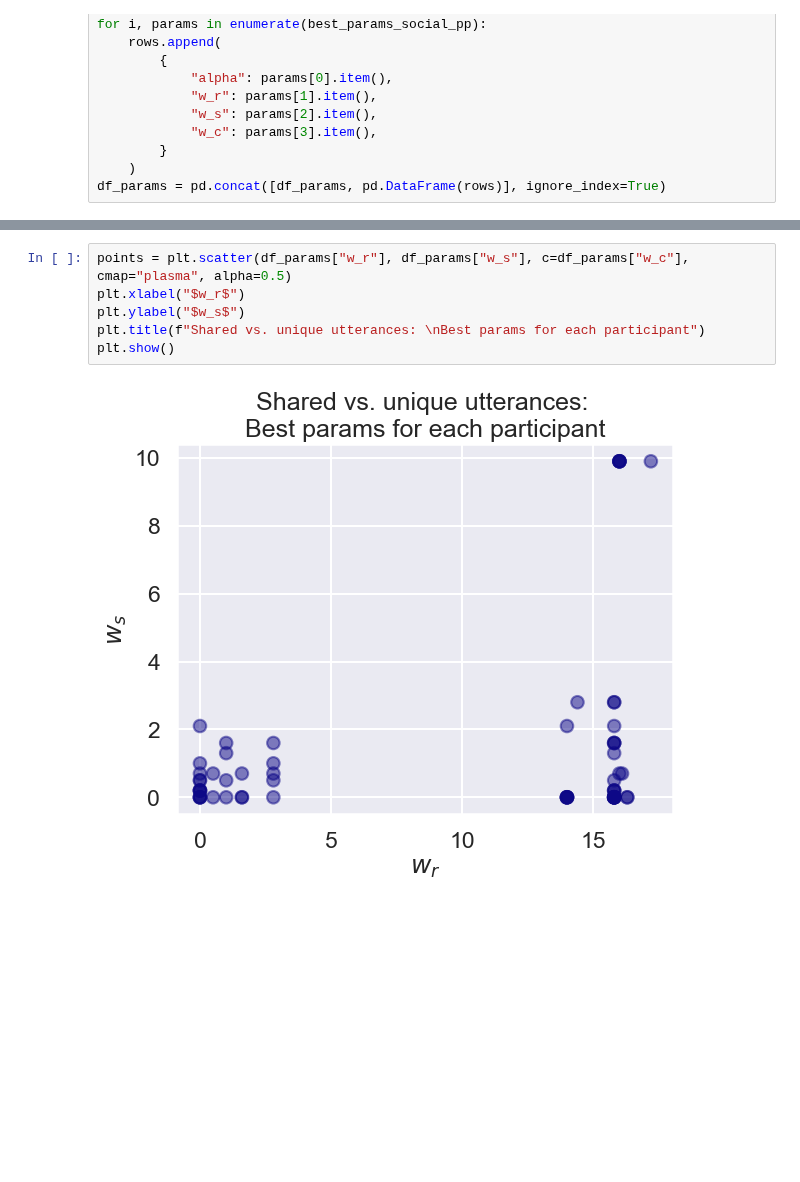
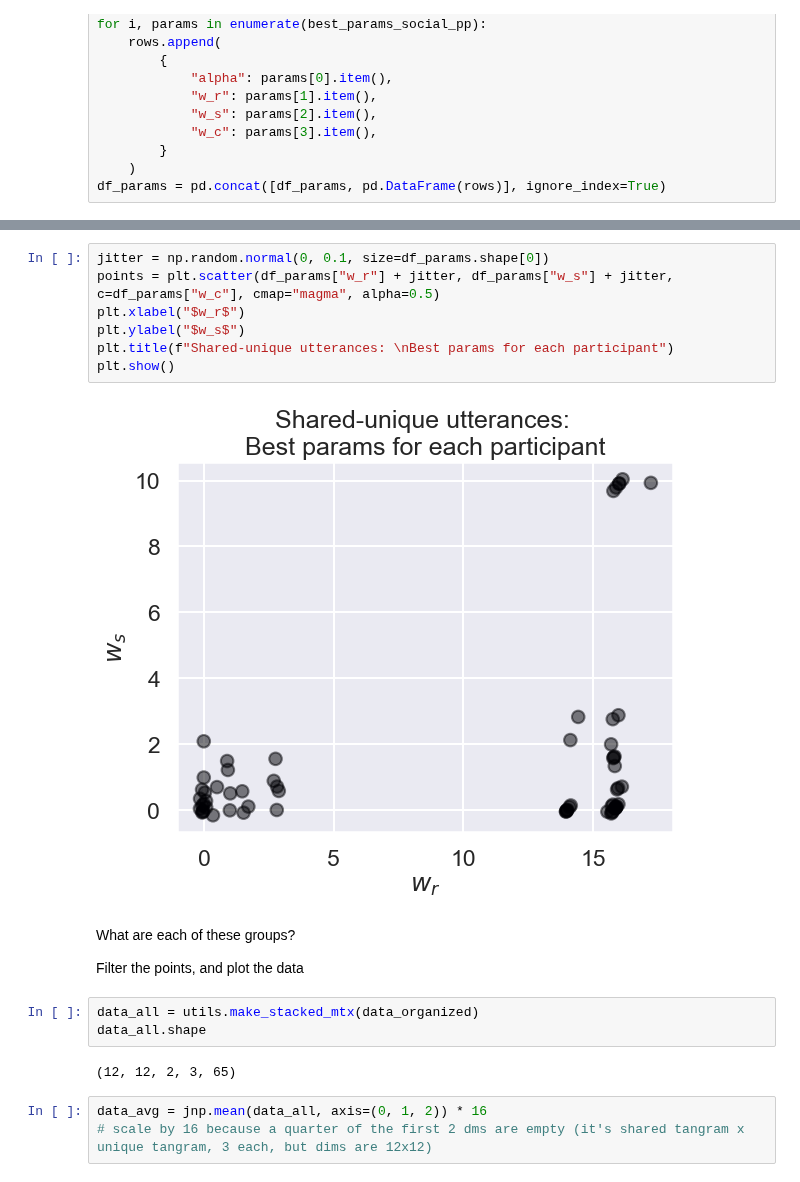
Before and after one commit to aliciamchen/code-switching, a Jupyter notebook: model/shared-unique-3pp-redblue.ipynb, the cells around one changed output, grey strips where cells are left out. Saved outputs shown, nothing was run; the diff lists cells and outputs as text; blank space fills up the shorter version.

Commit message:
break down param ranges for both notebooks and add a bunch of plots

```diff
--- a/model/shared-unique-3pp-redblue.ipynb
+++ b/model/shared-unique-3pp-redblue.ipynb
@@ -194,10 +205,23 @@ df_params
 | 64 | 1.0 | 16.000000 | 9.900001 | 0.0 |
 65 rows × 4 columns
 # %%
-points = plt.scatter(df_params["w_r"], df_params["w_s"], c=df_params["w_c"], cmap="plasma", alpha=0.5)
+jitter = np.random.normal(0, 0.1, size=df_params.shape[0])
+points = plt.scatter(df_params["w_r"] + jitter, df_params["w_s"] + jitter, c=df_params["w_c"], cmap="magma", alpha=0.5)
 plt.xlabel("$w_r$")
 plt.ylabel("$w_s$")
-plt.title(f"Shared vs. unique utterances: \nBest params for each participant")
+plt.title(f"Shared-unique utterances: \nBest params for each participant")
 plt.show()
 # %% [output]
-[figure, old version]
+[figure, new version]
+# %% [markdown]
+What are each of these groups?
+
+Filter the points, and plot the data
+# %%
+data_all = utils.make_stacked_mtx(data_organized)
+data_all.shape
+# %% [output]
+(12, 12, 2, 3, 65)
+# %%
+data_avg = jnp.mean(data_all, axis=(0, 1, 2)) * 16
+# scale by 16 because a quarter of the first 2 dms are empty (it's shared tangram x unique tangram, 3 each, but dims are 12x12)
```
Also changed, not shown: parts of 17 cells of this notebook, 1 other file.
